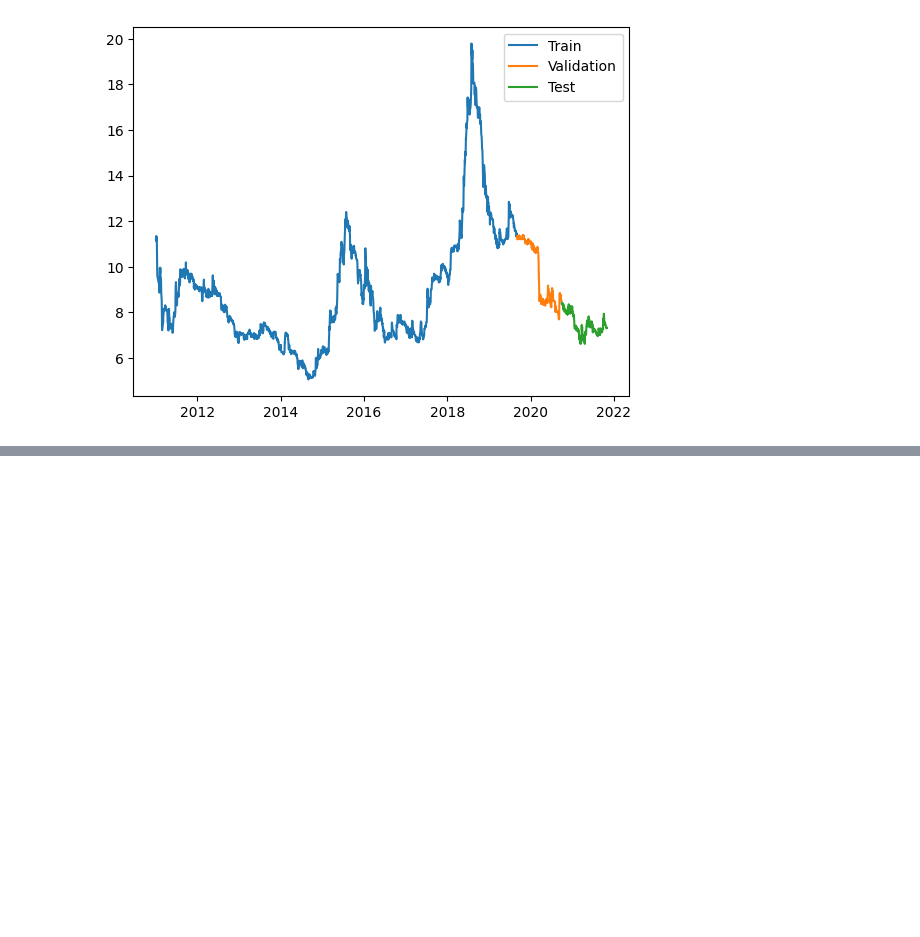
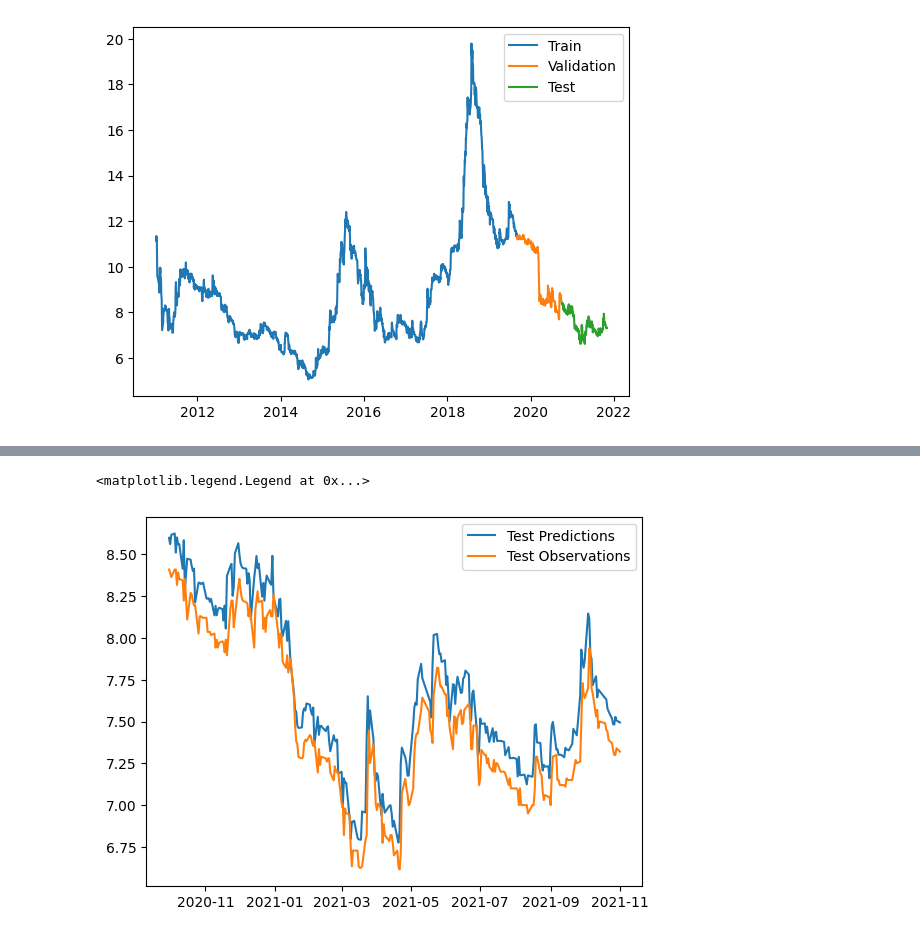
Before and after one commit to Idriss-Chefai/TunisianStockPrediction, a Jupyter notebook: LSTM.ipynb, the cells around one changed output, grey strips where cells are left out. Cells and saved outputs as stored; diff of their text form; code cells hidden in the pictures; blank space fills up the shorter version.

```diff
--- a/LSTM.ipynb
+++ b/LSTM.ipynb
@@ -133,0 +192,7 @@ plt.legend(['Train', 'Validation', 'Test'])
+# %%
+test_prediction = model.predict(X_test).flatten()
+
+plt.plot(dates_test , test_prediction)
+plt.plot(dates_test, y_test)
+plt.legend(['Test Predictions' , 'Test Observations'])
+# %% [output]
@@ -133,0 +200,2 @@ plt.legend(['Train', 'Validation', 'Test'])
+<matplotlib.legend.Legend at 0x...>
+[figure, added]
```
Also changed, not shown: parts of 5 cells of this notebook.
